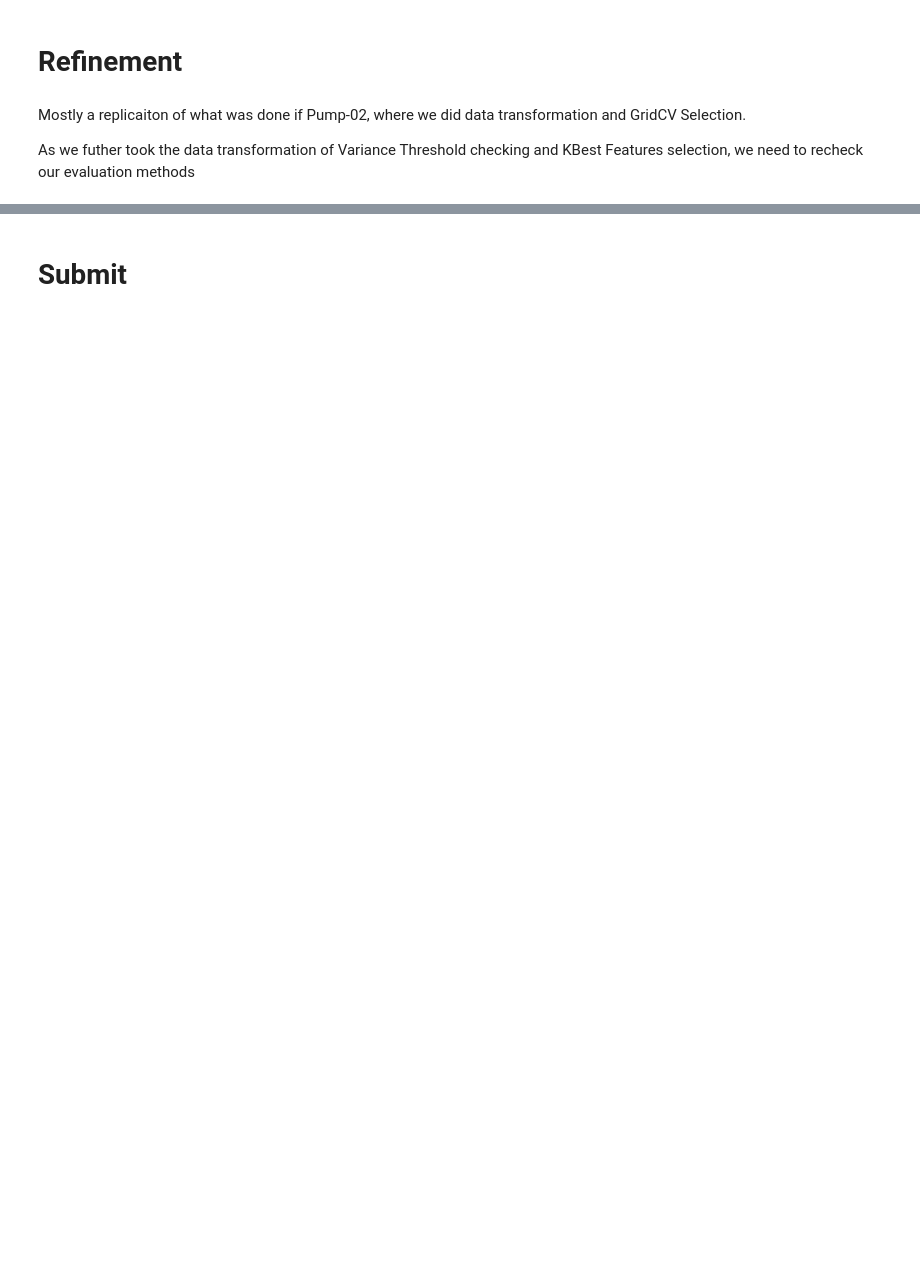
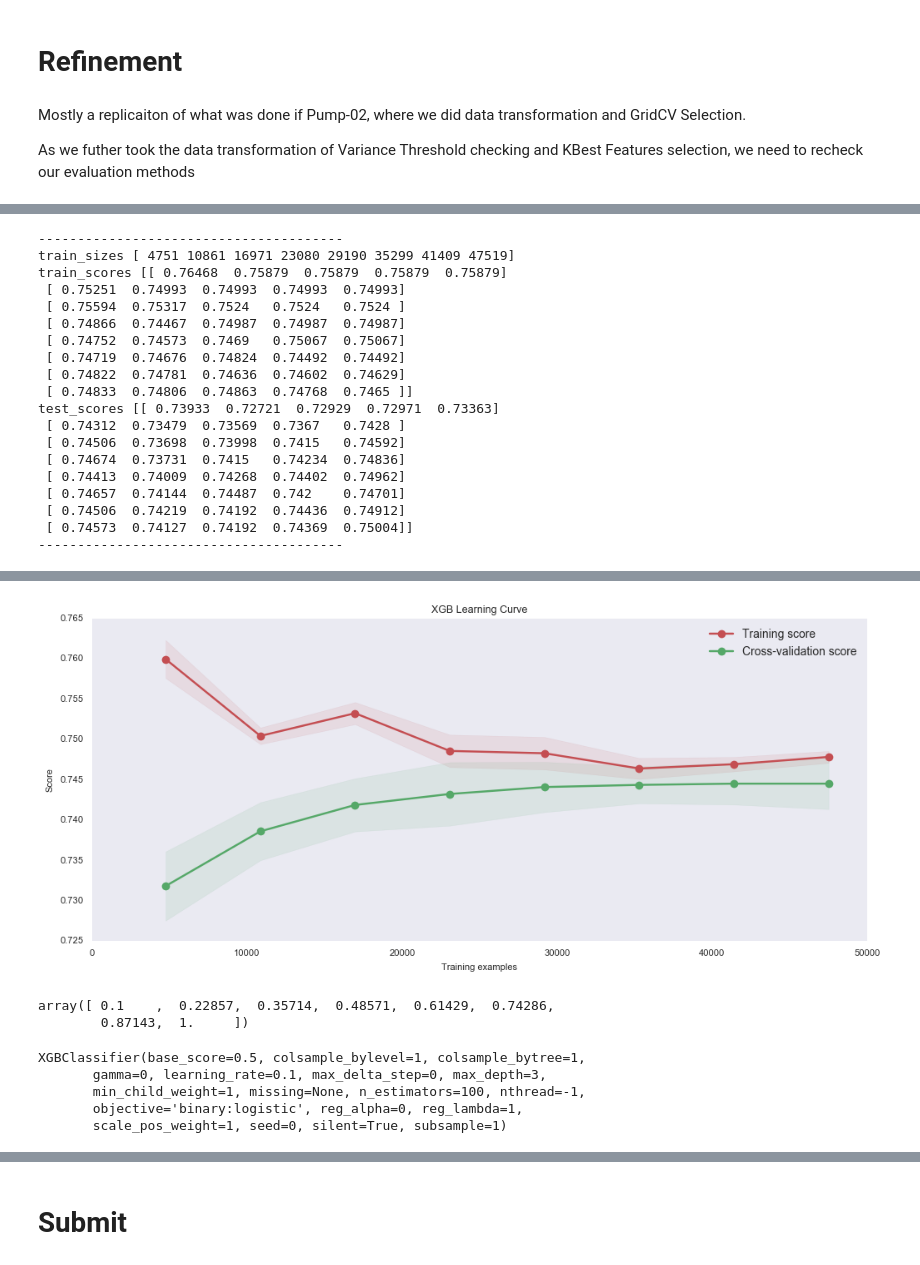
Before and after one commit to msampathkumar/datadriven, a Jupyter notebook: PumpIt-05.ipynb, the cells around one changed output, grey strips where cells are left out. Saved outputs shown, nothing was run; the diff lists cells and outputs as text; code cells hidden in the pictures; blank space fills up the shorter version.

```diff
--- a/PumpIt-05.ipynb
+++ b/PumpIt-05.ipynb
@@ -57,3 +39,5 @@ Data Frame Shape: (14850, 19) TotColumns: 19 ObjectCols: 0
 # %%
+X, y, TEST_X = sam_pickle_load(prefix='tmp/Iteration2_final_')
+
 # preprocess dataset, split into training and test part
-X_train, X_test, y_train, y_test =  train_test_split(X, y, test_size=.25, random_state=42)
+# X_train, X_test, y_train, y_test =  train_test_split(X, y, test_size=.25, random_state=42)
@@ -105,0 +167,25 @@ But the same multi class classifier are performing well for RF, which had generi
+# %%
+estimator = xgb.XGBClassifier()
+
+plot_learning_curve(estimator=estimator, title='XGB Learning Curve', X=X, y=y, ylim=None, cv=5,
+                        n_jobs=1, train_sizes=np.linspace(.1, 1.0, 8))
+# %% [output]
+---------------------------------------
+train_sizes [ 4751 10861 16971 23080 29190 35299 41409 47519]
+train_scores [[ 0.76468  0.75879  0.75879  0.75879  0.75879]
+ [ 0.75251  0.74993  0.74993  0.74993  0.74993]
+ [ 0.75594  0.75317  0.7524   0.7524   0.7524 ]
+ [ 0.74866  0.74467  0.74987  0.74987  0.74987]
+ [ 0.74752  0.74573  0.7469   0.75067  0.75067]
+ [ 0.74719  0.74676  0.74824  0.74492  0.74492]
+ [ 0.74822  0.74781  0.74636  0.74602  0.74629]
+ [ 0.74833  0.74806  0.74863  0.74768  0.7465 ]]
+test_scores [[ 0.73933  0.72721  0.72929  0.72971  0.73363]
+ [ 0.74312  0.73479  0.73569  0.7367   0.7428 ]
+ [ 0.74506  0.73698  0.73998  0.7415   0.74592]
+ [ 0.74674  0.73731  0.7415   0.74234  0.74836]
+ [ 0.74413  0.74009  0.74268  0.74402  0.74962]
+ [ 0.74657  0.74144  0.74487  0.742    0.74701]
+ [ 0.74506  0.74219  0.74192  0.74436  0.74912]
+ [ 0.74573  0.74127  0.74192  0.74369  0.75004]]
+---------------------------------------
@@ -105,0 +193,14 @@ But the same multi class classifier are performing well for RF, which had generi
+[figure, added]
+# %%
+np.linspace(.1, 1.0, 8)
+# %% [output]
+array([ 0.1    ,  0.22857,  0.35714,  0.48571,  0.61429,  0.74286,
+        0.87143,  1.     ])
+# %%
+estimator
+# %% [output]
+XGBClassifier(base_score=0.5, colsample_bylevel=1, colsample_bytree=1,
+       gamma=0, learning_rate=0.1, max_delta_step=0, max_depth=3,
+       min_child_weight=1, missing=None, n_estimators=100, nthread=-1,
+       objective='binary:logistic', reg_alpha=0, reg_lambda=1,
+       scale_pos_weight=1, seed=0, silent=True, subsample=1)
```
Also changed, not shown: parts of 65 cells of this notebook, 4 other files.
